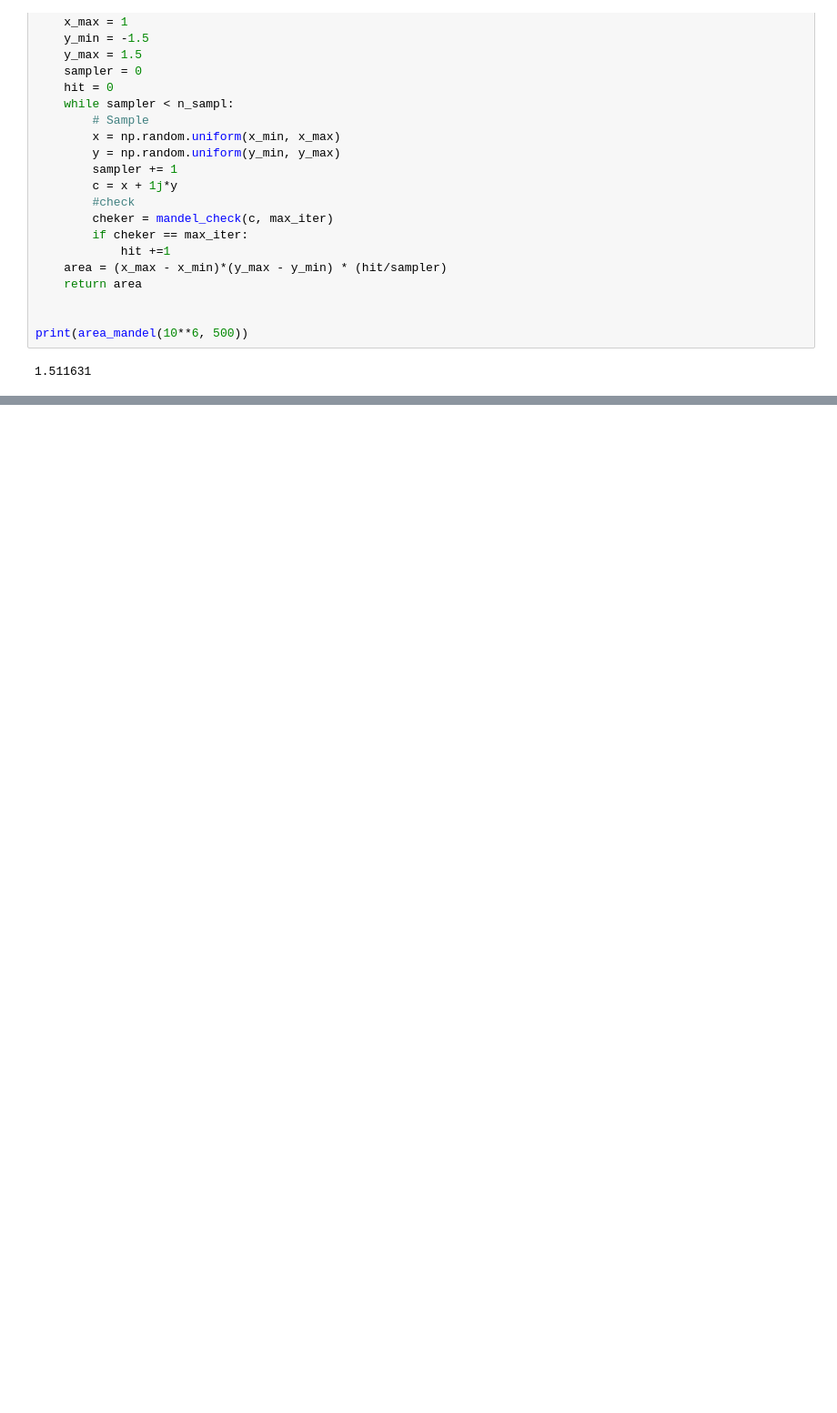
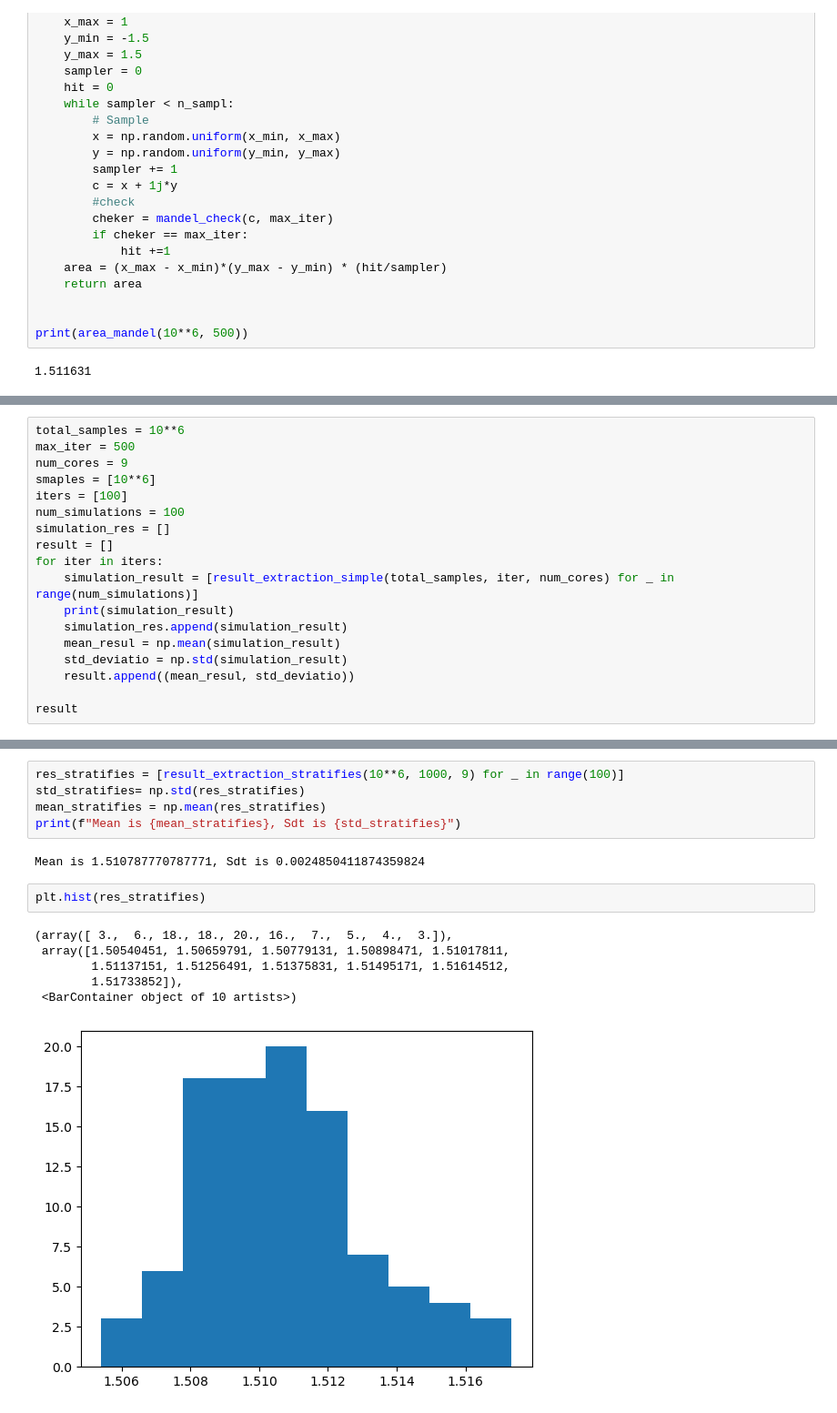
Before and after one commit to iliasoroka1/mandelbrot_area_mtc, a Jupyter notebook: Ass1.ipynb, the cells around one changed output, grey strips where cells are left out. Shown at 91% size. Cells and saved outputs as stored; diff of their text form; blank space fills up the shorter version.

```diff
--- a/Ass1.ipynb
+++ b/Ass1.ipynb
@@ -67,0 +85,18 @@ import numpy as np
+# %%
+total_samples = 10**6
+max_iter = 500
+num_cores = 9
+smaples = [10**6]
+iters = [100]
+num_simulations = 100
+simulation_res = []
+result = []
+for iter in iters:
+    simulation_result = [result_extraction_simple(total_samples, iter, num_cores) for _ in range(num_simulations)]
+    print(simulation_result)
+    simulation_res.append(simulation_result)
+    mean_resul = np.mean(simulation_result)
+    std_deviatio = np.std(simulation_result)
+    result.append((mean_resul, std_deviatio))
+
+result
@@ -113,0 +192,16 @@ print(area)
+# %%
+res_stratifies = [result_extraction_stratifies(10**6, 1000, 9) for _ in range(100)]
+std_stratifies= np.std(res_stratifies)
+mean_stratifies = np.mean(res_stratifies)
+print(f"Mean is {mean_stratifies}, Sdt is {std_stratifies}")
+# %% [output]
+Mean is 1.510787770787771, Sdt is 0.0024850411874359824
+# %%
+plt.hist(res_stratifies)
+# %% [output]
+(array([ 3.,  6., 18., 18., 20., 16.,  7.,  5.,  4.,  3.]),
+ array([1.50540451, 1.50659791, 1.50779131, 1.50898471, 1.51017811,
+        1.51137151, 1.51256491, 1.51375831, 1.51495171, 1.51614512,
+        1.51733852]),
+ <BarContainer object of 10 artists>)
+[figure, added]
```
Also changed, not shown: parts of 18 cells of this notebook, 1 other file.
